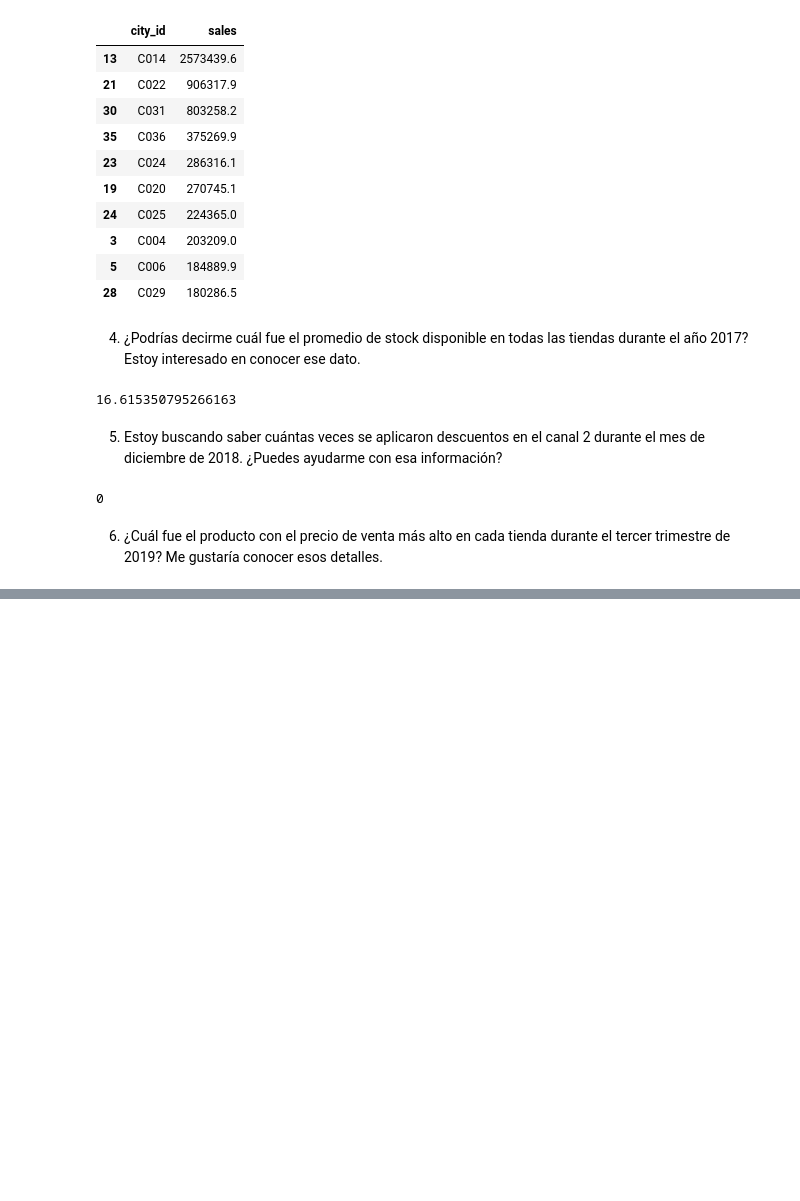
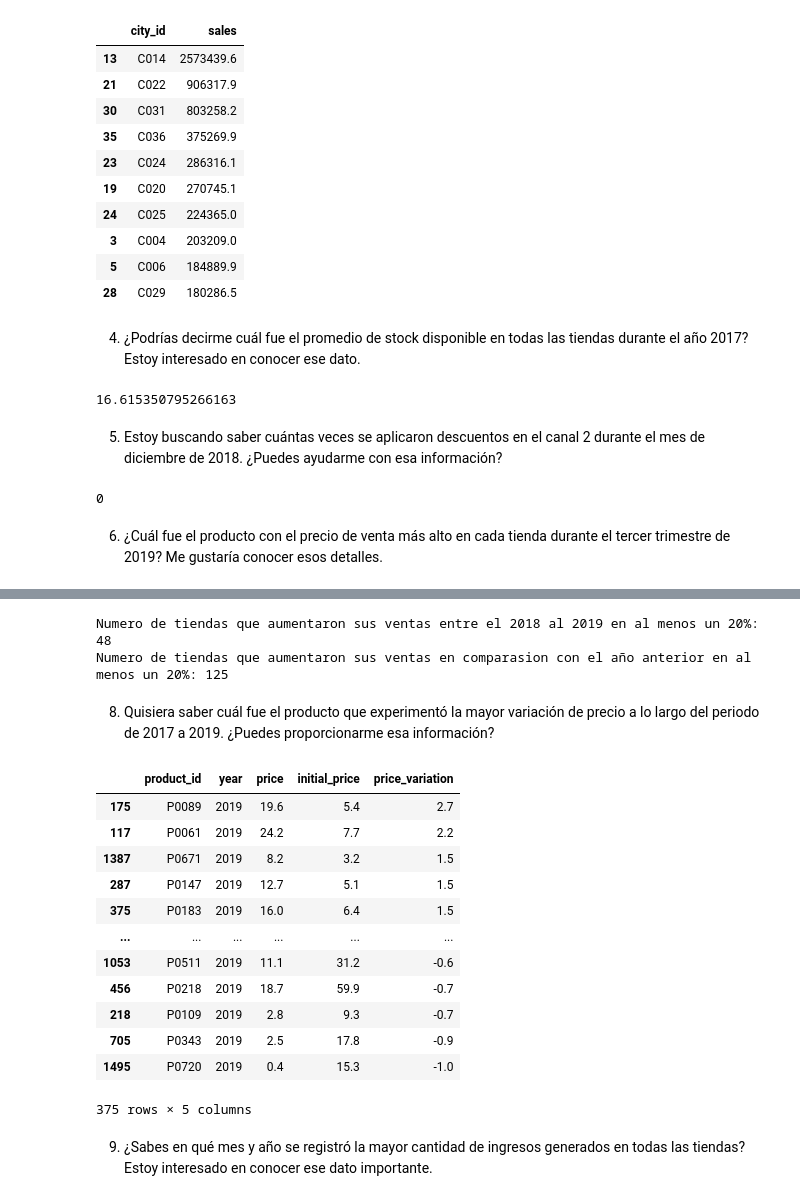
Before and after one commit to Germanifold91/WS_SumzDE, a Jupyter notebook: ws_python.ipynb, the cells around one changed output, grey strips where cells are left out. Drawn from its saved outputs; the diff is of its cells as text; code cells hidden in the pictures; blank space fills up the shorter version.

```diff
--- a/ws_python.ipynb
+++ b/ws_python.ipynb
@@ -178,0 +184,35 @@ sales_df
+# %%
+#RESPUESTA
+v1 = sales_hist[(sales_hist['year'] == 2019) &
+                (sales_hist['change_previous_year'] >= 0.2)]['store_id'].nunique()
+v2 = sales_hist[sales_hist['change_previous_year'] >= 0.2]['store_id'].nunique()
+print(f"Numero de tiendas que aumentaron sus ventas entre el 2018 al 2019 en al menos un 20%: {v1} \nNumero de tiendas que aumentaron sus ventas en comparasion con el año anterior en al menos un 20%: {v2}")
+# %% [output]
+Numero de tiendas que aumentaron sus ventas entre el 2018 al 2019 en al menos un 20%: 48
+Numero de tiendas que aumentaron sus ventas en comparasion con el año anterior en al menos un 20%: 125
+# %% [markdown]
+8. Quisiera saber cuál fue el producto que experimentó la mayor variación de precio a lo largo del periodo de 2017 a 2019. ¿Puedes proporcionarme esa información?
+# %%
+price_hist = sales_df.groupby(['product_id', 'year'])['price'].mean().reset_index()
+price_hist['initial_price'] = price_hist.groupby(['product_id'])['price'].shift(2)
+price_hist = price_hist[price_hist['initial_price'].notnull()]
+price_hist['price_variation'] = (price_hist['price'] - price_hist['initial_price'])/price_hist['initial_price']
+# %%
+#RESPUESTA
+price_hist.sort_values('price_variation', ascending=False)
+# %% [output]
+|  | product_id | year | price | initial_price | price_variation |
+| 175 | P0089 | 2019 | 19.6 | 5.4 | 2.7 |
+| 117 | P0061 | 2019 | 24.2 | 7.7 | 2.2 |
+| 1387 | P0671 | 2019 | 8.2 | 3.2 | 1.5 |
+| 287 | P0147 | 2019 | 12.7 | 5.1 | 1.5 |
+| 375 | P0183 | 2019 | 16.0 | 6.4 | 1.5 |
+| ... | ... | ... | ... | ... | ... |
+| 1053 | P0511 | 2019 | 11.1 | 31.2 | -0.6 |
+| 456 | P0218 | 2019 | 18.7 | 59.9 | -0.7 |
+| 218 | P0109 | 2019 | 2.8 | 9.3 | -0.7 |
+| 705 | P0343 | 2019 | 2.5 | 17.8 | -0.9 |
+| 1495 | P0720 | 2019 | 0.4 | 15.3 | -1.0 |
+375 rows × 5 columns
+# %% [markdown]
+9. ¿Sabes en qué mes y año se registró la mayor cantidad de ingresos generados en todas las tiendas? Estoy interesado en conocer ese dato importante.
```
Also changed, not shown: parts of 10 cells of this notebook, 1 other file.
